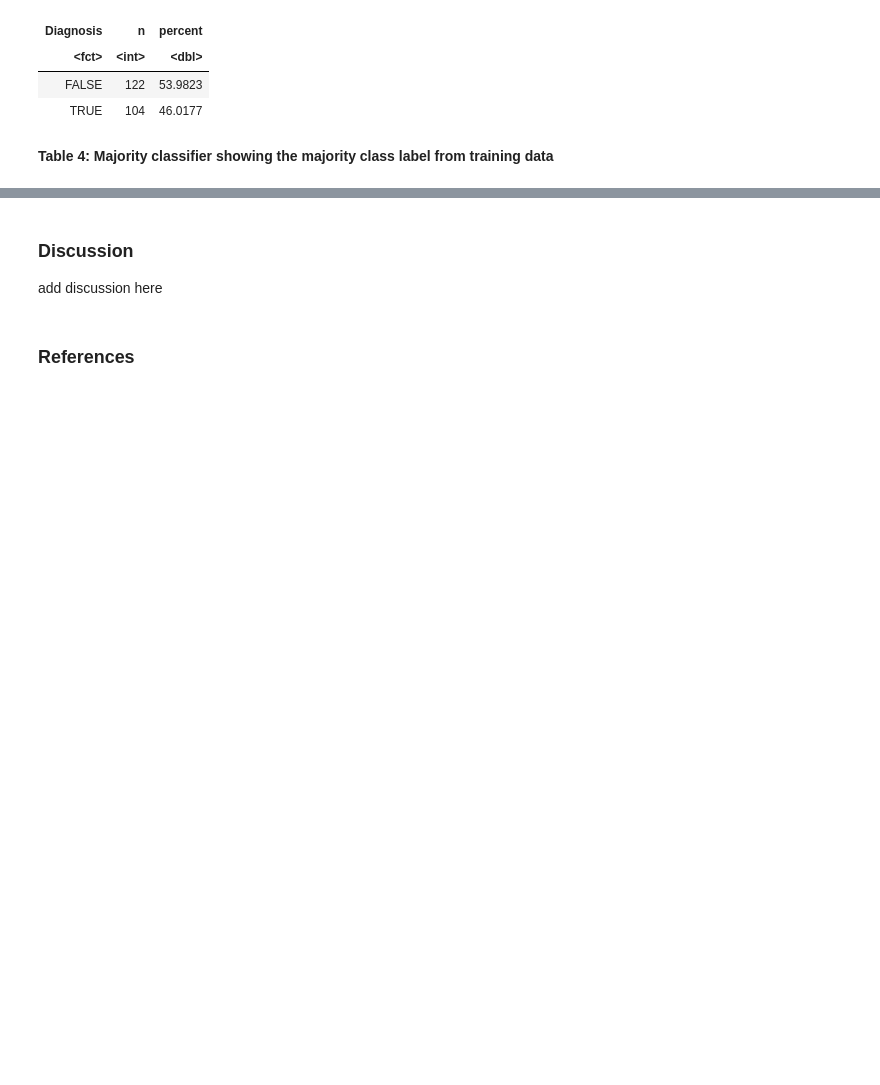
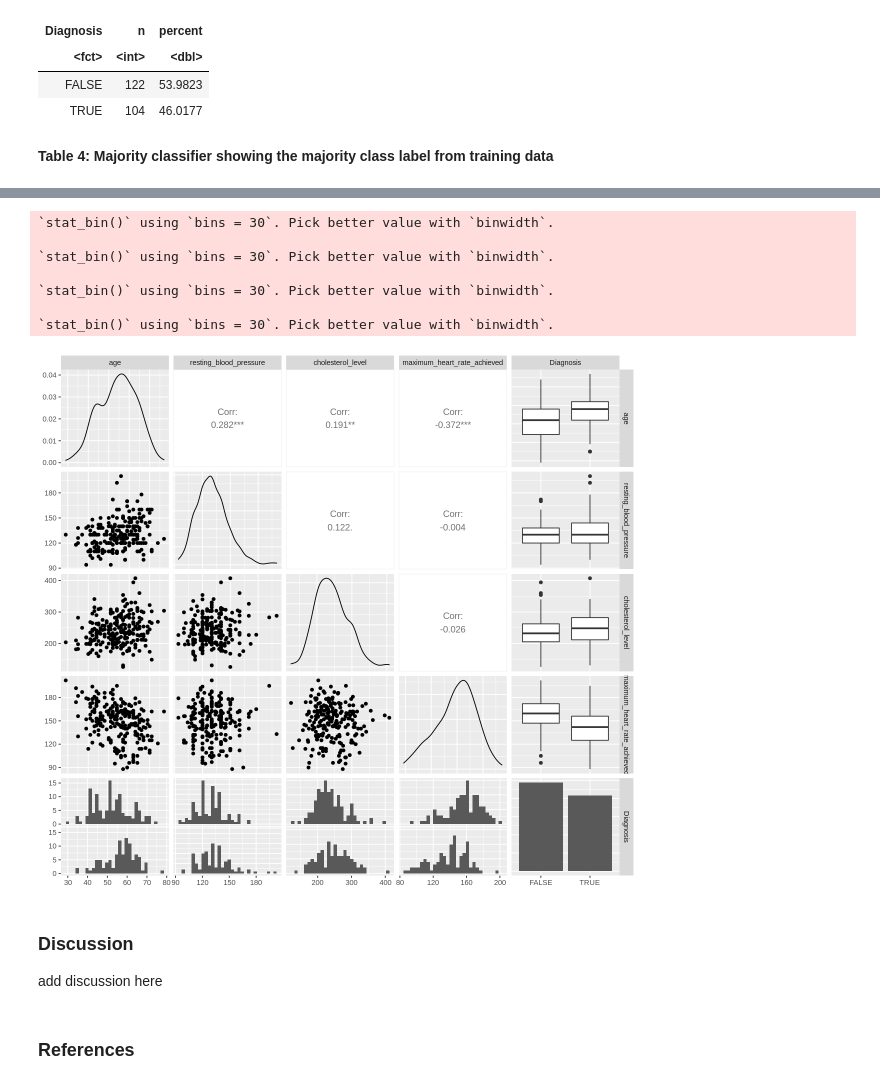
Before and after one commit to jagroop-randhawa/dsci-100-2022w2-group-26, a Jupyter notebook: group_26_project_report.ipynb, the cells around one changed output, grey strips where cells are left out. Drawn from its saved outputs; the diff is of its cells as text; code cells hidden in the pictures; blank space fills up the shorter version.

```diff
--- a/group_26_project_report.ipynb
+++ b/group_26_project_report.ipynb
@@ -306,3 +365,15 @@ A tibble: 2 × 3
+# %%
+ggpairs_plot <- ggpairs(heart_data_train)
+ggpairs_plot
+# %% [output]
+`stat_bin()` using `bins = 30`. Pick better value with `binwidth`.
+
+`stat_bin()` using `bins = 30`. Pick better value with `binwidth`.
+
+`stat_bin()` using `bins = 30`. Pick better value with `binwidth`.
+
+`stat_bin()` using `bins = 30`. Pick better value with `binwidth`.
+[figure, added]
 # %% [markdown]
 ### Discussion
 
```
Also changed, not shown: parts of 13 cells of this notebook.
